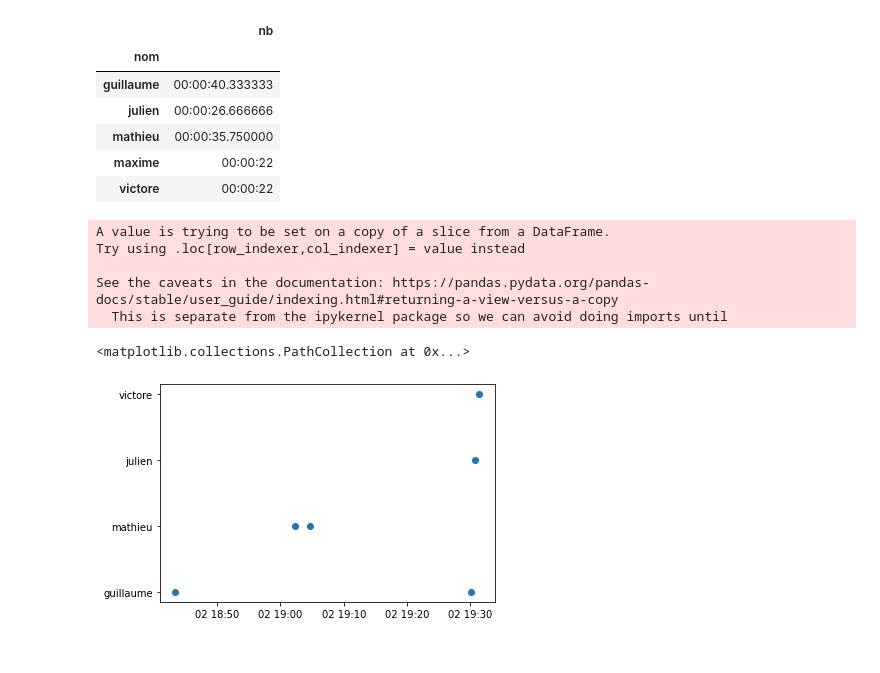
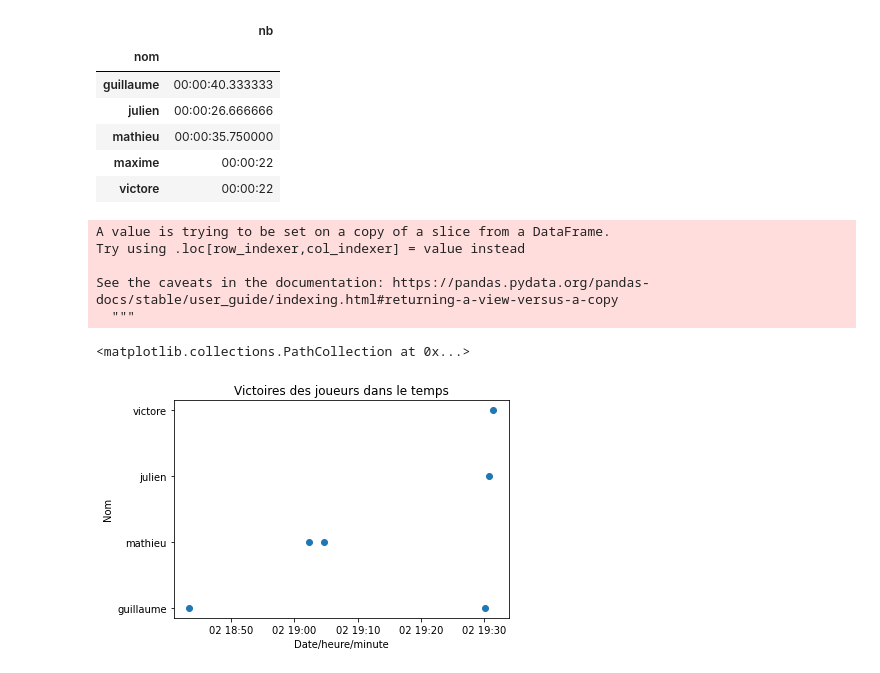
Before and after one commit to eirla42/puissance-4, a Jupyter notebook: dataviz_panda.ipynb, the cells around one changed output. Saved outputs shown, nothing was run; the diff lists cells and outputs as text; code cells hidden in the pictures.

```diff
--- a/dataviz_panda.ipynb
+++ b/dataviz_panda.ipynb
@@ -93,17 +93,20 @@ r
 # %%
 #répartion de la victoire des joeurs dans le temps
 
 import matplotlib.pyplot as plt
 a=data[['winner_name','end_time']]
 a['end_time']=pd.to_datetime(a['end_time'])
 x_values =  a['end_time']
 y_values = a['winner_name']
+plt.title("Victoires des joueurs dans le temps")
+plt.xlabel("Date/heure/minute")
+plt.ylabel("Nom")
 plt.scatter(x_values, y_values)
 # %% [output]
 A value is trying to be set on a copy of a slice from a DataFrame.
 Try using .loc[row_indexer,col_indexer] = value instead
 
 See the caveats in the documentation: https://pandas.pydata.org/pandas-docs/stable/user_guide/indexing.html#returning-a-view-versus-a-copy
-  This is separate from the ipykernel package so we can avoid doing imports until
+  """
 <matplotlib.collections.PathCollection at 0x...>
-[figure, old version]
+[figure, new version]
```
Also changed, not shown: parts of 3 cells of this notebook.
